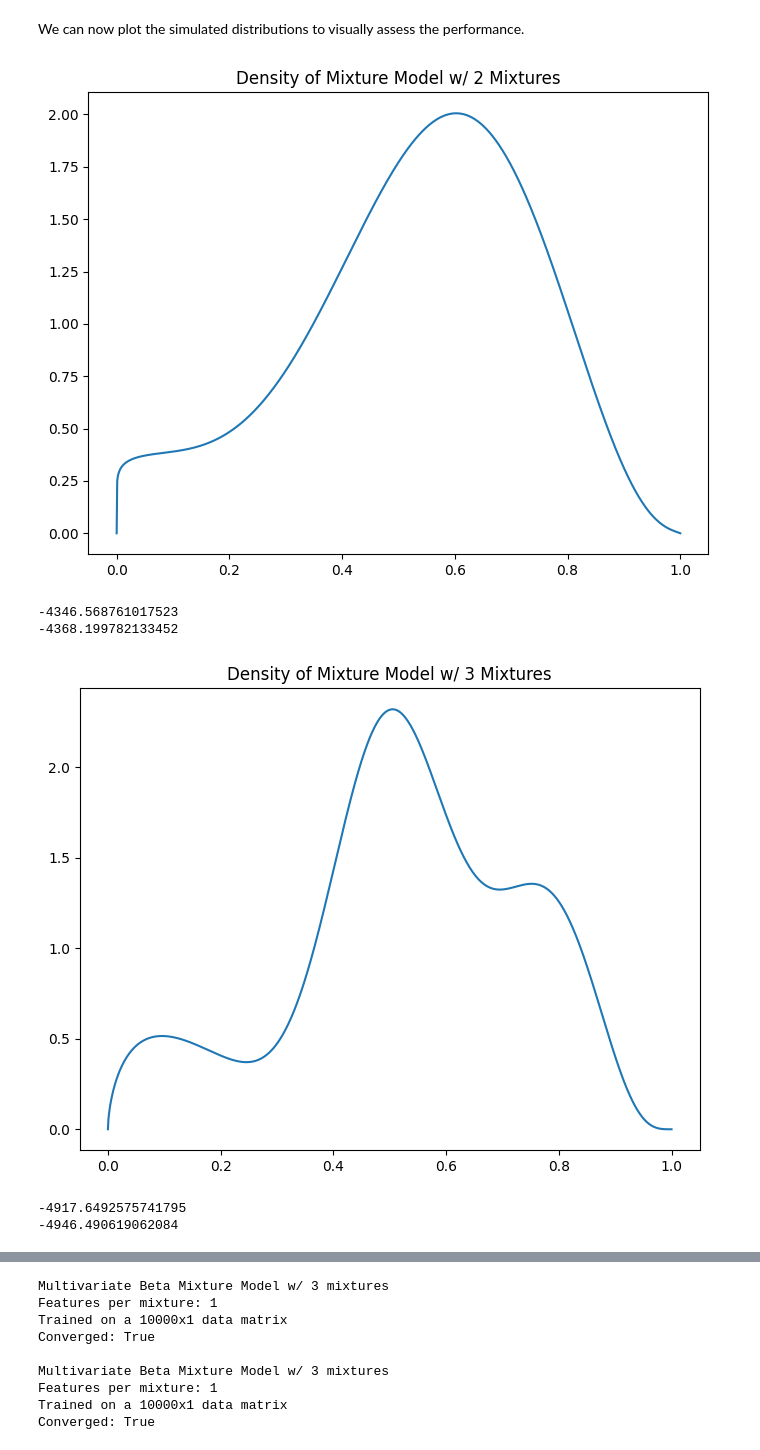
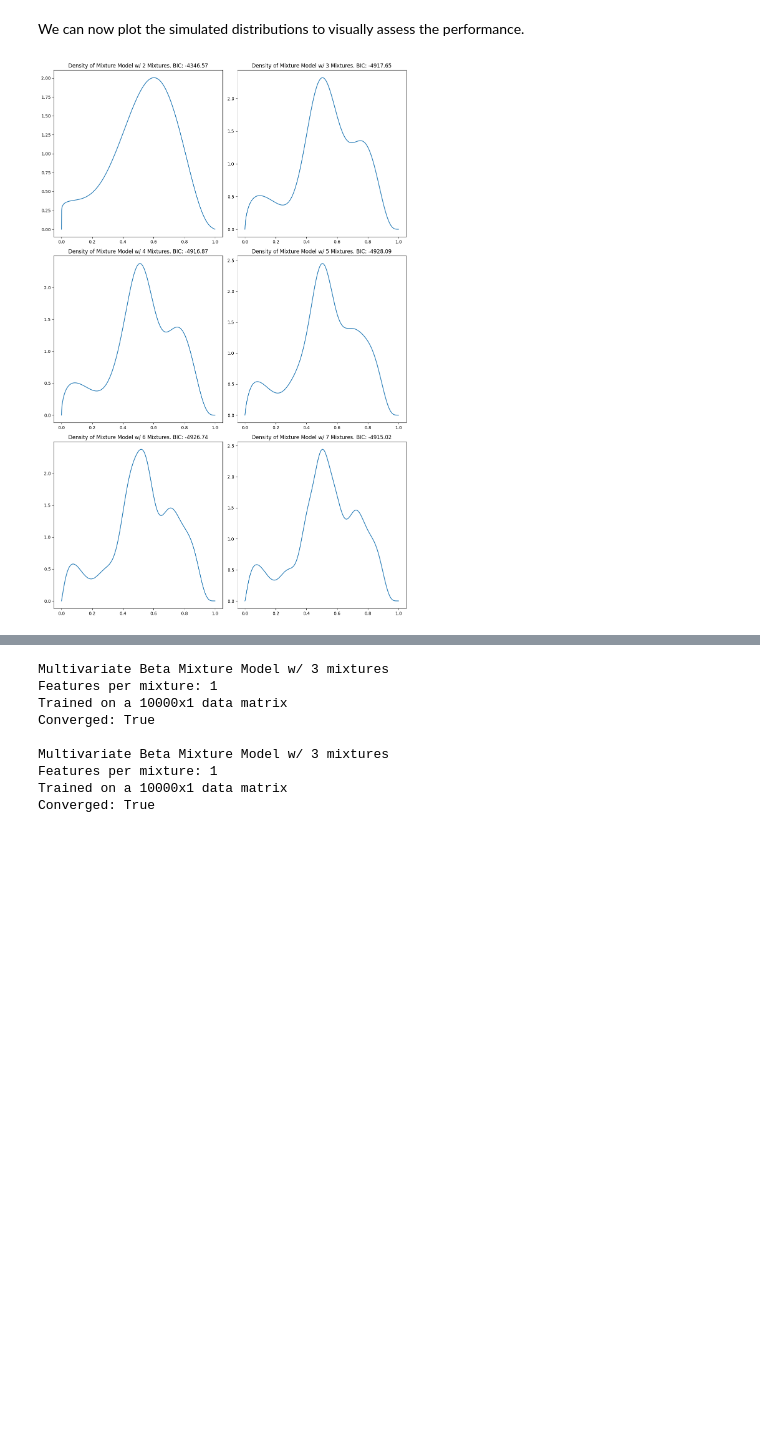
Before and after one commit to alexkato29/MvBetaMixtureModel, a Jupyter notebook: demonstration.ipynb, the cells around one changed output, grey strips where cells are left out. Saved outputs shown, nothing was run; the diff lists cells and outputs as text; code cells hidden in the pictures; blank space fills up the shorter version.

```diff
--- a/demonstration.ipynb
+++ b/demonstration.ipynb
@@ -40,7 +40,7 @@ plt.show()
 Now, we can use a MVBeta Mixture Model to try and approximate this distribution
 # %%
 models = []
-n_mixtures = range(2, 9, 1)
+n_mixtures = range(2, 8, 1)
 
 for n in n_mixtures:
     bmm = MVBetaMM(n)
@@ -51,25 +51,27 @@ We can now plot the simulated distributions to visually assess the performance.
 # %%
 import matplotlib.pyplot as plt
 from scipy.stats import beta
 
-for model in models:
-    x = np.linspace(0, 1, 1000) # Points at which to evaluate the density
+num_models = len(models)
+num_rows = (num_models + 1) // 2  # Calculate the number of rows needed for the grid
+
+fig, axs = plt.subplots(num_rows, 2, figsize=(12, 6 * num_rows))  # Create a grid of subplots
+
+for idx, model in enumerate(models):
+    row = idx // 2  # Determine the row index
+    col = idx % 2   # Determine the column index
+
+    x = np.linspace(0, 1, 1000)
     mixture_density = np.zeros_like(x)
     for i in range(model.n_mixtures):
         a = model.params_[i, 0]
         b = model.params_[i, 1]
         mixture_density += model.weights_[i] * beta.pdf(x, a, b)
 
-    plt.figure(figsize=(8, 6))
-    plt.plot(x, mixture_density)
-    plt.title(f'Density of Mixture Model w/ {model.n_mixtures} Mixtures')
-    plt.show()
-    print(model.bic(X))
-    print(model.aic(X))
+    axs[row, col].plot(x, mixture_density)
+    axs[row, col].set_title(f'Density of Mixture Model w/ {model.n_mixtures} Mixtures. BIC: {np.round(model.bic(X), decimals=2)}')
+
+plt.tight_layout()  # Adjust the spacing between subplots
+plt.show()
 # %% [output]
-[figure, old version]
+[figure, new version]
--4346.568761017523
--4368.199782133452
-[figure, removed]
--4917.6492575741795
--4946.490619062084
```
Also changed, not shown: parts of 2 cells of this notebook.
